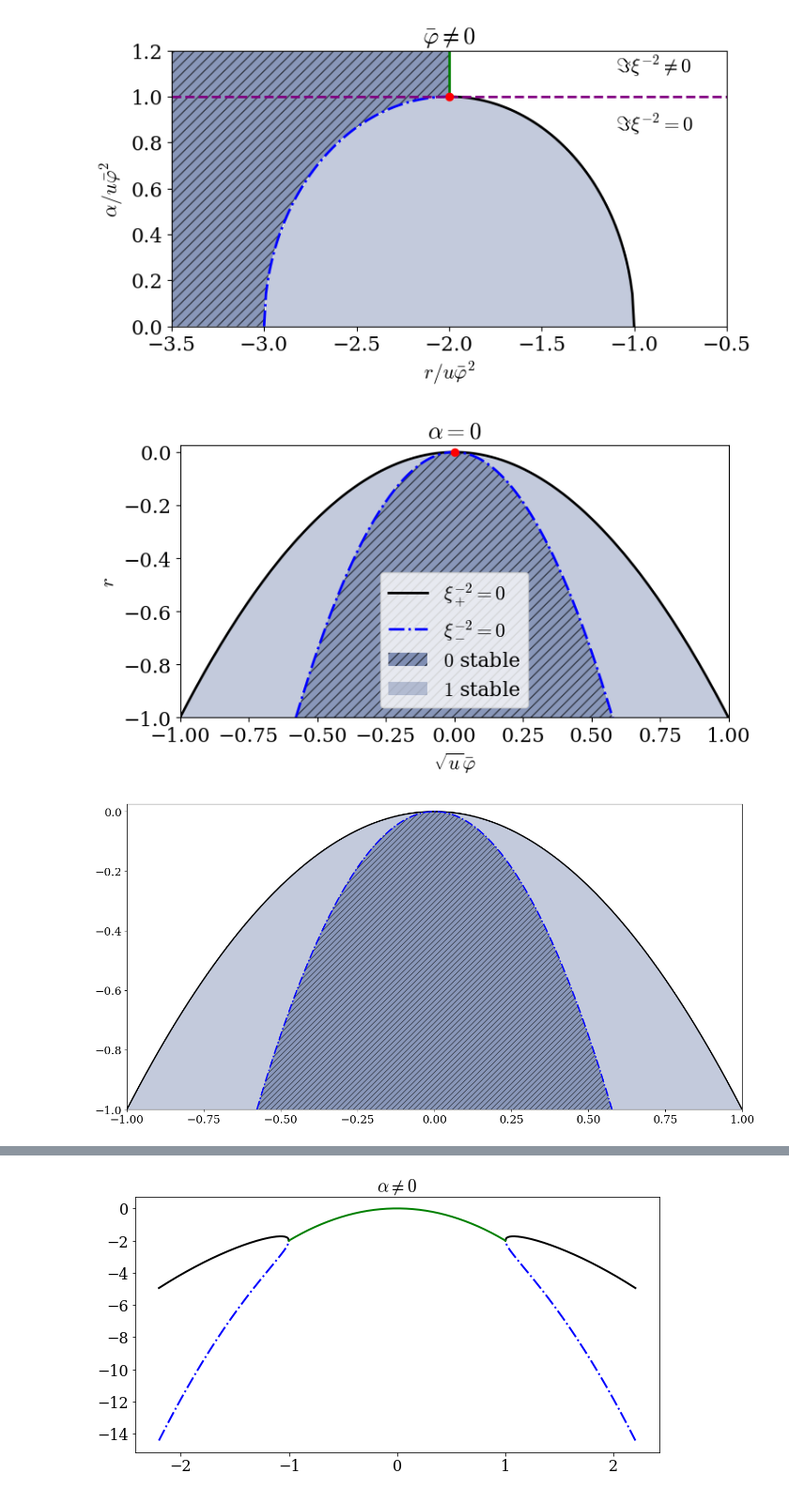
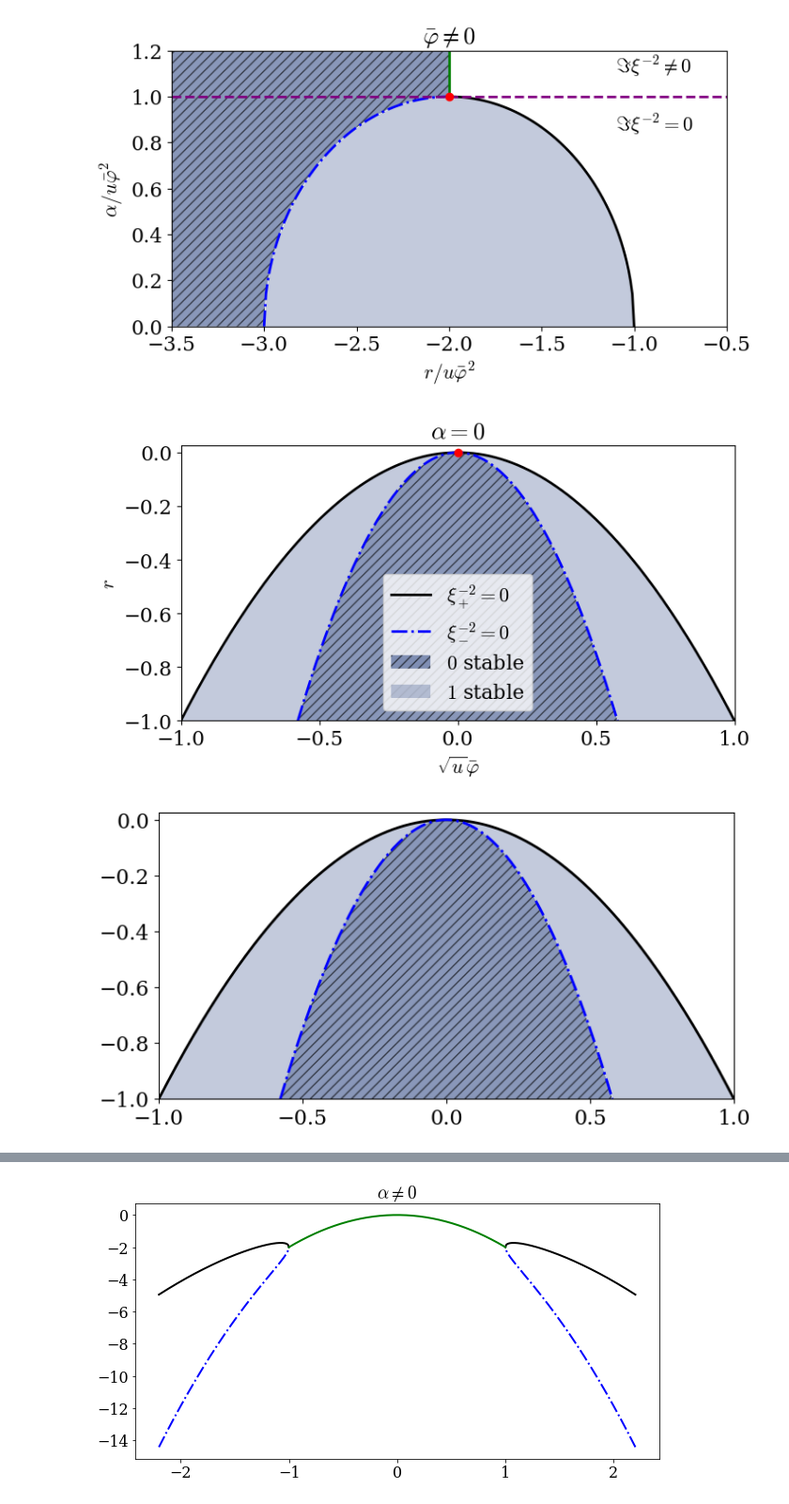
Before and after one commit to martkjoh/NRCH, a Jupyter notebook: done/phase_diag_2d.ipynb, the cells around one changed output, grey strips where cells are left out. Shown at 94% size. Cells and saved outputs as stored; diff of their text form; code cells hidden in the pictures.

Commit message:
better figures

```diff
--- a/done/phase_diag_2d.ipynb
+++ b/done/phase_diag_2d.ipynb
@@ -104,32 +104,33 @@ ax.set_title("$\\alpha = 0$")
 ax.legend()
 ax.set_ylabel("$r$")
 ax.set_xlabel("$\\sqrt{u} \\bar \\varphi$")
+ax.set_xticks(np.linspace(-1, 1, 5))
 
 fig.savefig('fig/l4.pdf',bbox_inches='tight')
 # %% [output]
-[figure, old version]
+[figure, new version]
 # %%
-fig, ax = plt.subplots(figsize=(16,8))
+fig, ax = plt.subplots(figsize=(8,4))
 
 
 k = 1/np.sqrt(3)
 N = 200
 x = np.linspace(-1, 1, N)
 x2 = np.linspace(-k, k, N)
 r1 = - x**2
 r2 = - 3 * x**2
 
 ax.plot(x, r1, "k-")
 ax.plot(x2, -3*x2**2, "b-.")
 
 ax.fill_between(x2,-3*x2**2,-1, color=color, alpha=0.6, hatch='///', linewidth=0.0, edgecolor='#00000000')
 ax.fill_between(x,r1,np.maximum(-np.ones_like(r2), r2), color=color, alpha=0.3, linewidth=0.0)
 
 ax.set_ylim(-1, 0.025)
 ax.set_xlim(-1, 1)
+ax.set_xticks(np.linspace(-1, 1, 5))
 
-
-fig.savefig('fig/tst2.pdf',bbox_inches='tight')
+fig.savefig('fig/phase2d.pdf',bbox_inches='tight')
 plt.show()
 # %% [output]
-[figure, old version]
+[figure, new version]
```
Also changed, not shown: parts of 3 cells of this notebook, 19 other files.
